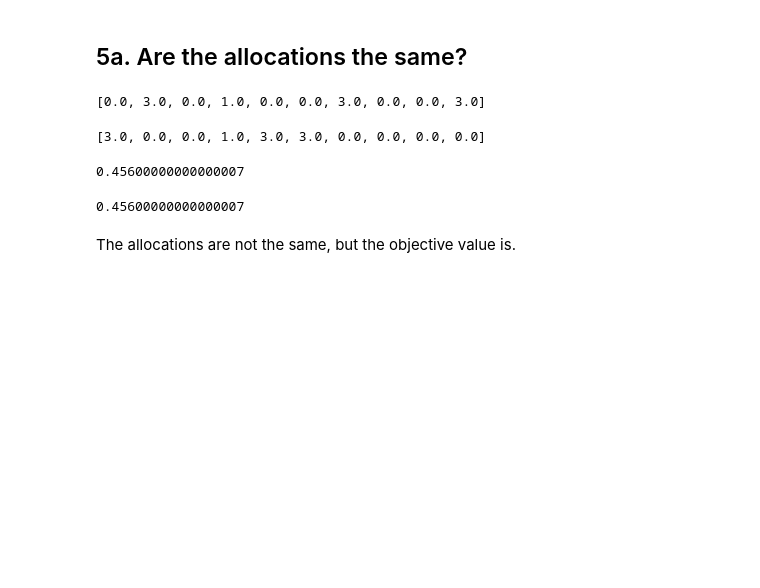
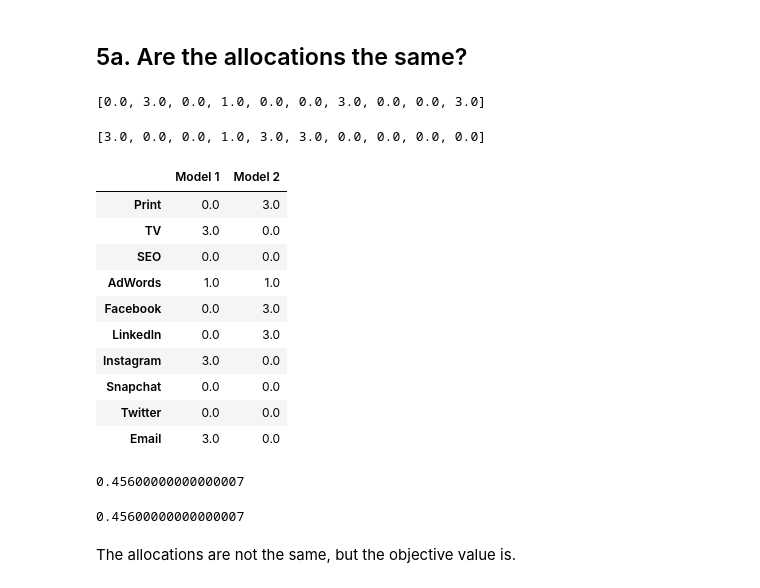
Before and after one commit to CarsonJMullen/BAX358_Project1, a Jupyter notebook: Project1.ipynb, the cells around one changed output. Saved outputs shown, nothing was run; the diff lists cells and outputs as text; code cells hidden in the pictures; blank space fills up the shorter version.

Commit message:
Added cleaner tables in 5a and 6

```diff
--- a/Project1.ipynb
+++ b/Project1.ipynb
@@ -122,6 +122,22 @@ model1.x
 model2.x
 # %% [output]
 [3.0, 0.0, 0.0, 1.0, 3.0, 3.0, 0.0, 0.0, 0.0, 0.0]
+# %%
+# Visualization
+
+pd.DataFrame({'Model 1': model1.x, 'Model 2': model2.x}, index = columns)
+# %% [output]
+|  | Model 1 | Model 2 |
+| Print | 0.0 | 3.0 |
+| TV | 3.0 | 0.0 |
+| SEO | 0.0 | 0.0 |
+| AdWords | 1.0 | 1.0 |
+| Facebook | 0.0 | 3.0 |
+| LinkedIn | 0.0 | 3.0 |
+| Instagram | 3.0 | 0.0 |
+| Snapchat | 0.0 | 0.0 |
+| Twitter | 0.0 | 0.0 |
+| Email | 3.0 | 0.0 |
 # %%
 model1.objVal
 # %% [output]
```
Also changed, not shown: parts of 1 cell of this notebook.
